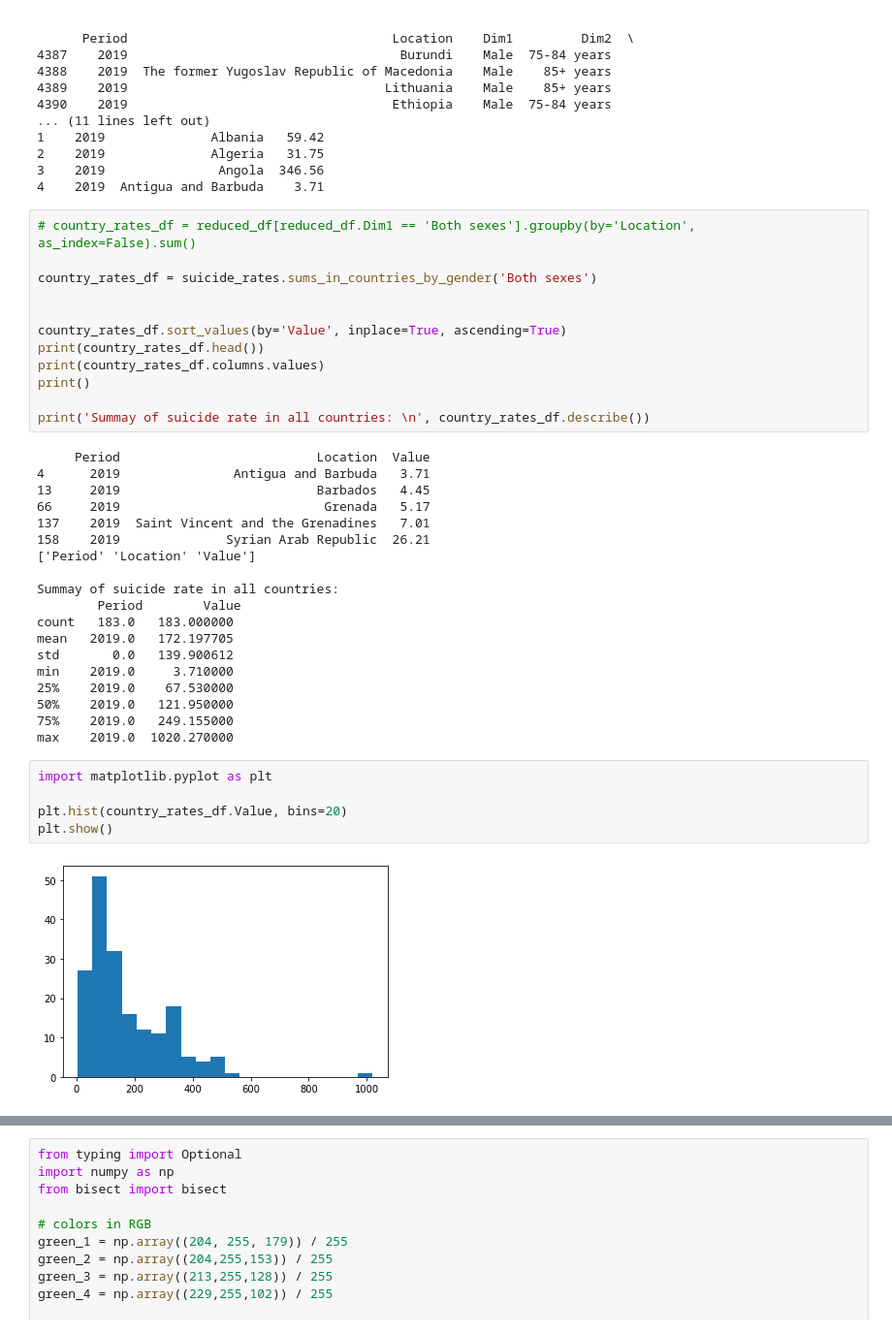
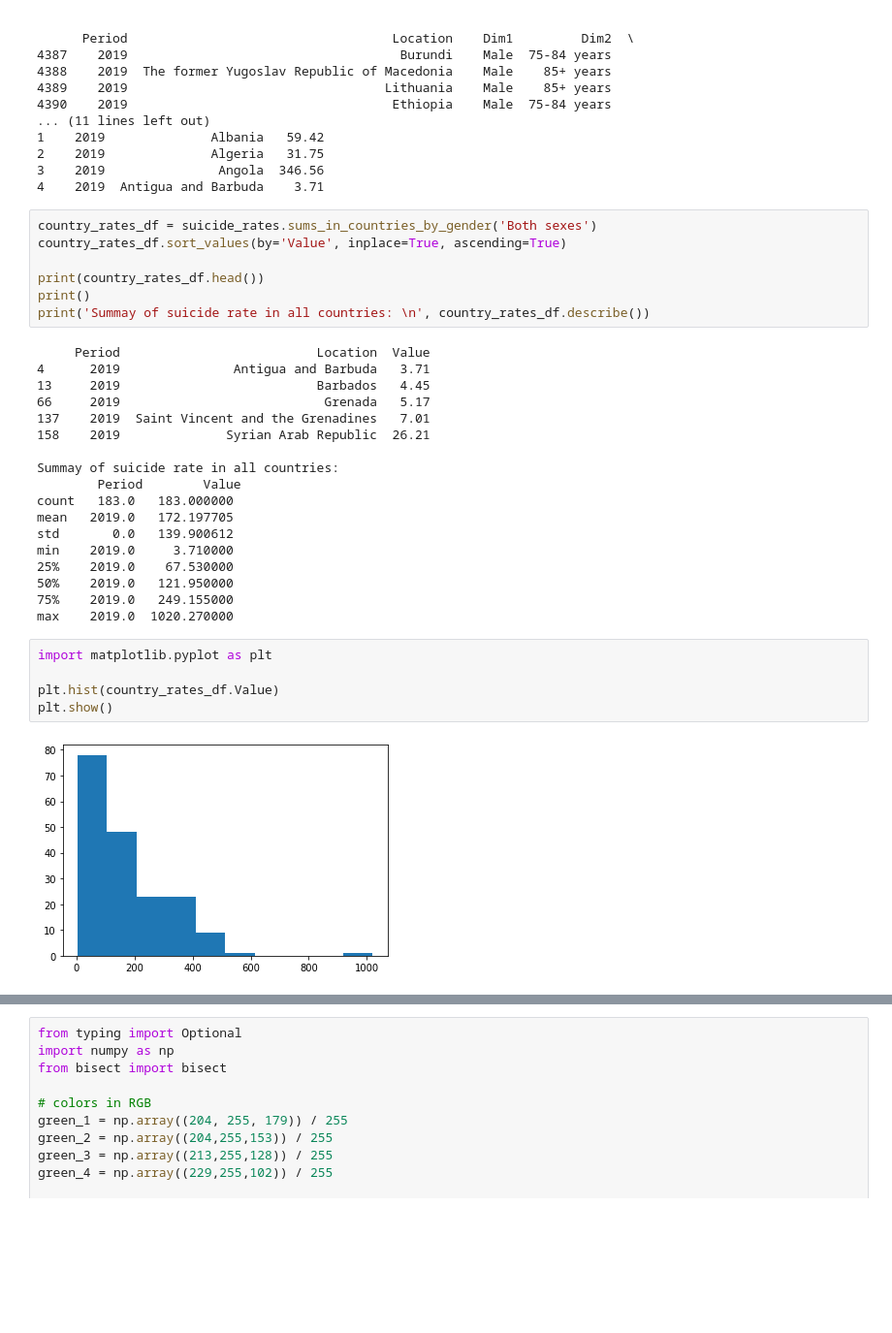
Before and after one commit to Pinkwjp/global_suicide_rates, a Jupyter notebook: visualize_global_sucide_rates.ipynb, the cells around one changed output, grey strips where cells are left out. Shown at 97% size. Cells and saved outputs as stored; diff of their text form; blank space fills up the shorter version.

Commit message:
update function: get_country_suicide_rate

```diff
--- a/visualize_global_sucide_rates.ipynb
+++ b/visualize_global_sucide_rates.ipynb
@@ -113,16 +113,11 @@ print(country_sums.head())
 3    2019               Angola  346.56
 4    2019  Antigua and Barbuda    3.71
 # %%
-# country_rates_df = reduced_df[reduced_df.Dim1 == 'Both sexes'].groupby(by='Location', as_index=False).sum()
+country_rates_df = suicide_rates.sums_in_countries_by_gender('Both sexes')
+country_rates_df.sort_values(by='Value', inplace=True, ascending=True)
 
-country_rates_df = suicide_rates.sums_in_countries_by_gender('Both sexes')
-
-
-country_rates_df.sort_values(by='Value', inplace=True, ascending=True)
 print(country_rates_df.head())
-print(country_rates_df.columns.values)
 print()
-
 print('Summay of suicide rate in all countries: \n', country_rates_df.describe())
 # %% [output]
      Period                          Location  Value
@@ -131,7 +126,6 @@ print('Summay of suicide rate in all countries: \n', country_rates_df.describe()
 66     2019                           Grenada   5.17
 137    2019  Saint Vincent and the Grenadines   7.01
 158    2019              Syrian Arab Republic  26.21
-['Period' 'Location' 'Value']
 
 Summay of suicide rate in all countries:
         Period        Value
@@ -146,10 +140,10 @@ max    2019.0  1020.270000
 # %%
 import matplotlib.pyplot as plt
 
-plt.hist(country_rates_df.Value, bins=20)
+plt.hist(country_rates_df.Value)
 plt.show()
 # %% [output]
-[figure, old version]
+[figure, new version]
 # %%
 from typing import Optional, Tuple
 
```
Also changed, not shown: parts of 2 cells of this notebook.
